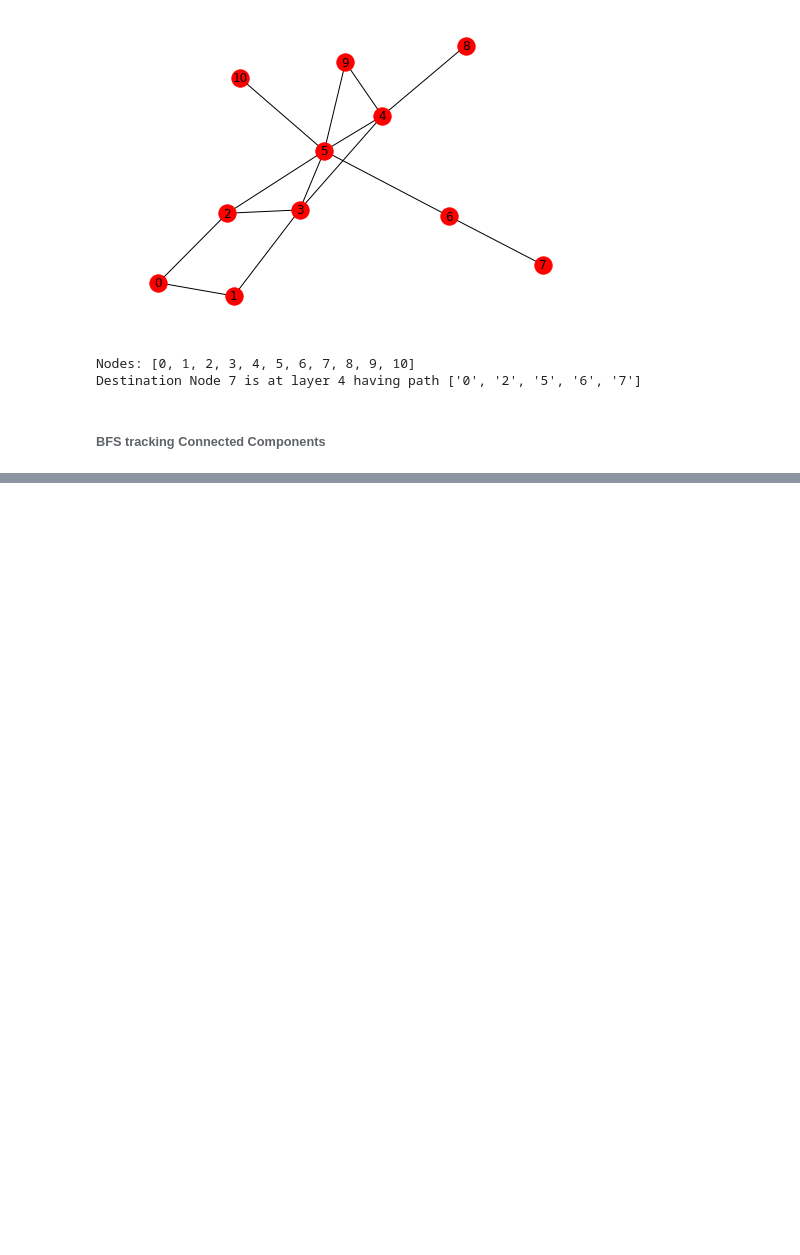
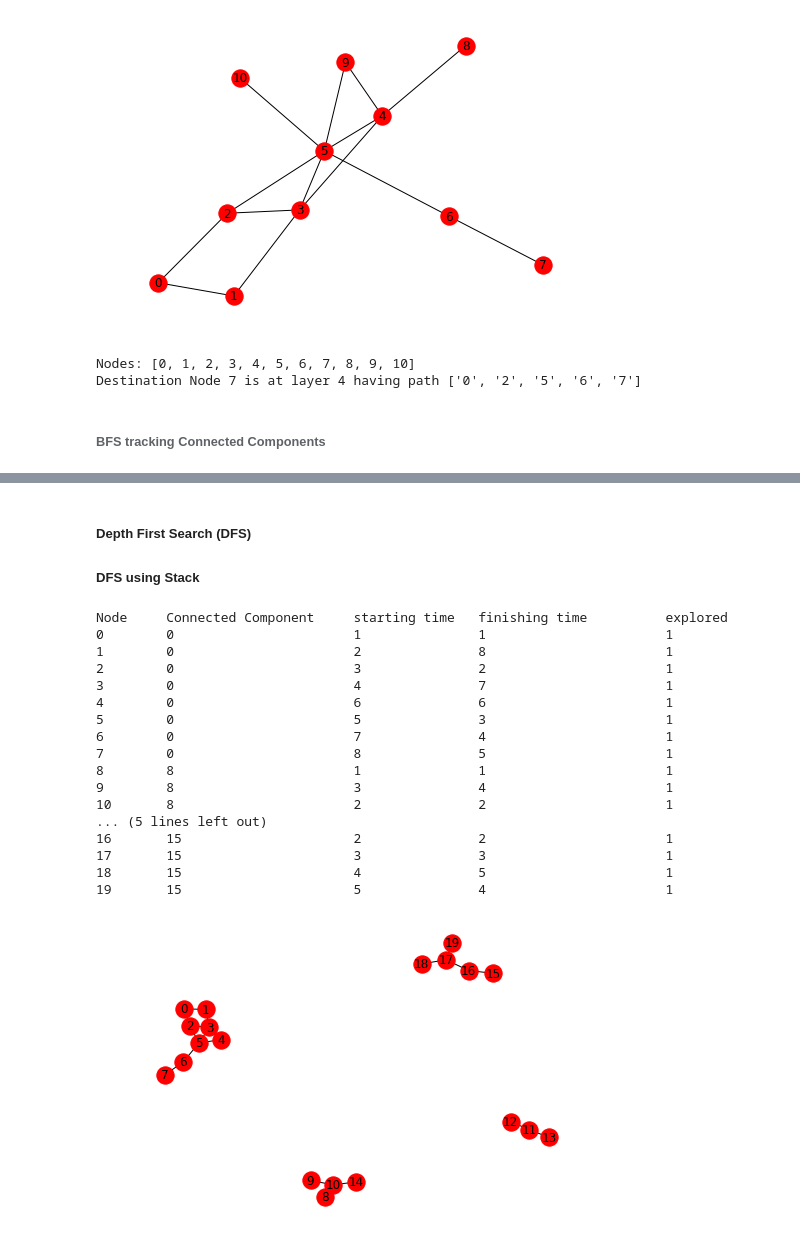
Before and after one commit to aishwarya34/AlgorithmsIlluminated, a Jupyter notebook: C2W1_10GRAPH_SEARCH_AND_CONNECTIVITY.ipynb, the cells around one changed output, grey strips where cells are left out. Drawn from its saved outputs; the diff is of its cells as text; code cells hidden in the pictures; blank space fills up the shorter version.

```diff
--- a/C2W1_10GRAPH_SEARCH_AND_CONNECTIVITY.ipynb
+++ b/C2W1_10GRAPH_SEARCH_AND_CONNECTIVITY.ipynb
@@ -256,0 +258,69 @@ IOError: [Errno 32] Broken pipe
+# %% [markdown]
+##### Depth First Search (DFS)
+##### DFS using Stack
+# %%
+def dfs_stack(G, start):
+    #print("Nodes: {}".format(list(G.nodes)))
+    i = 0
+    q = []
+    order = 1
+    ft = 0
+    q.append(int(start))
+    G.nodes[start]['explored'] = 1
+    G.nodes[start]['cc'] = start
+    G.nodes[start]['starting time'] = order
+    i += 1
+    while i != 0:
+        v = q.pop()
+        ft += 1
+        G.nodes[v]['finishing time'] = ft
+        i -= 1
+        w = list(G.adj[v])
+        #print(q)
+        for adjnode in w:
+            if G.nodes[adjnode]['explored'] == 0:
+                G.nodes[adjnode]['explored'] = 1
+                G.nodes[adjnode]['cc'] = start
+                order += 1
+                G.nodes[adjnode]['starting time'] = order
+                q.append(int(adjnode))
+                #print(q)
+                i += 1
+
+G = nx.Graph()
+edges = [(0, 1), (0, 2), (2, 3), (1, 3), (3, 4), (3, 5), (4, 5), (2, 5), (5, 6), (6, 7), (10, 8), (10, 9), (11, 12), (11, 13), (10, 14), (15, 16), (16, 17), (17, 18), (17, 19)]
+G.add_edges_from(edges)
+for node in list(G.nodes):
+    G.nodes[node]['explored'] = 0
+    G.nodes[node]['cc'] =  float('inf')
+    G.nodes[node]['starting time'] =  float('inf')
+    G.nodes[node]['finishing time'] =  float('inf')
+nx.draw(G, with_labels = True)
+
+for newnode in list(G.nodes):
+    if G.nodes[newnode]['explored'] == 0:
+        dfs_stack(G, newnode)
+
+print("Node \t Connected Component \t starting time \t finishing time \t explored")
+for n, ndict in G.nodes.data():
+    print("{} \t {} \t\t\t {} \t\t {} \t\t\t {}".format(n, ndict['cc'], ndict['starting time'], ndict['finishing time'], ndict['explored']))
+    #print("Node {} is in connected component {} and explored is {}".format(n, ndict['cc'], ndict['explored']))
+# %% [output]
+Node     Connected Component     starting time   finishing time          explored
+0        0                       1               1                       1
+1        0                       2               8                       1
+2        0                       3               2                       1
+3        0                       4               7                       1
+4        0                       6               6                       1
+5        0                       5               3                       1
+6        0                       7               4                       1
+7        0                       8               5                       1
+8        8                       1               1                       1
+9        8                       3               4                       1
+10       8                       2               2                       1
+... (5 lines left out)
+16       15                      2               2                       1
+17       15                      3               3                       1
+18       15                      4               5                       1
+19       15                      5               4                       1
+[figure, added]
```
Also changed, not shown: parts of 5 cells of this notebook.
